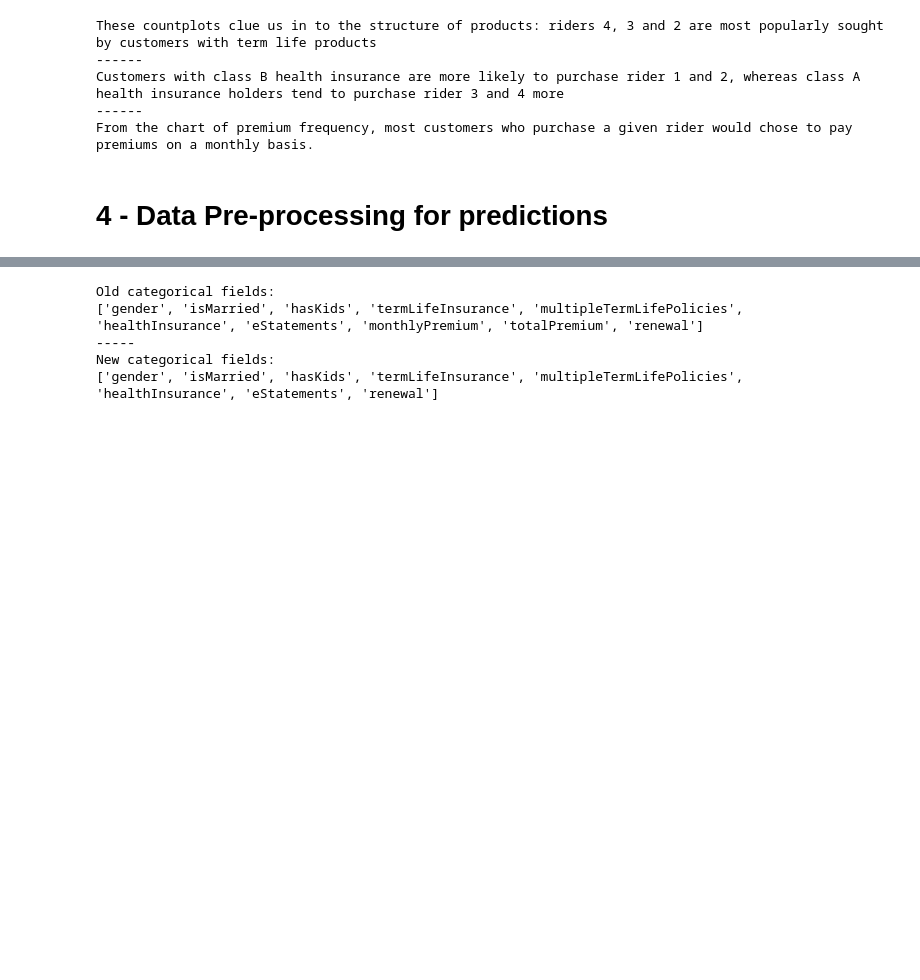
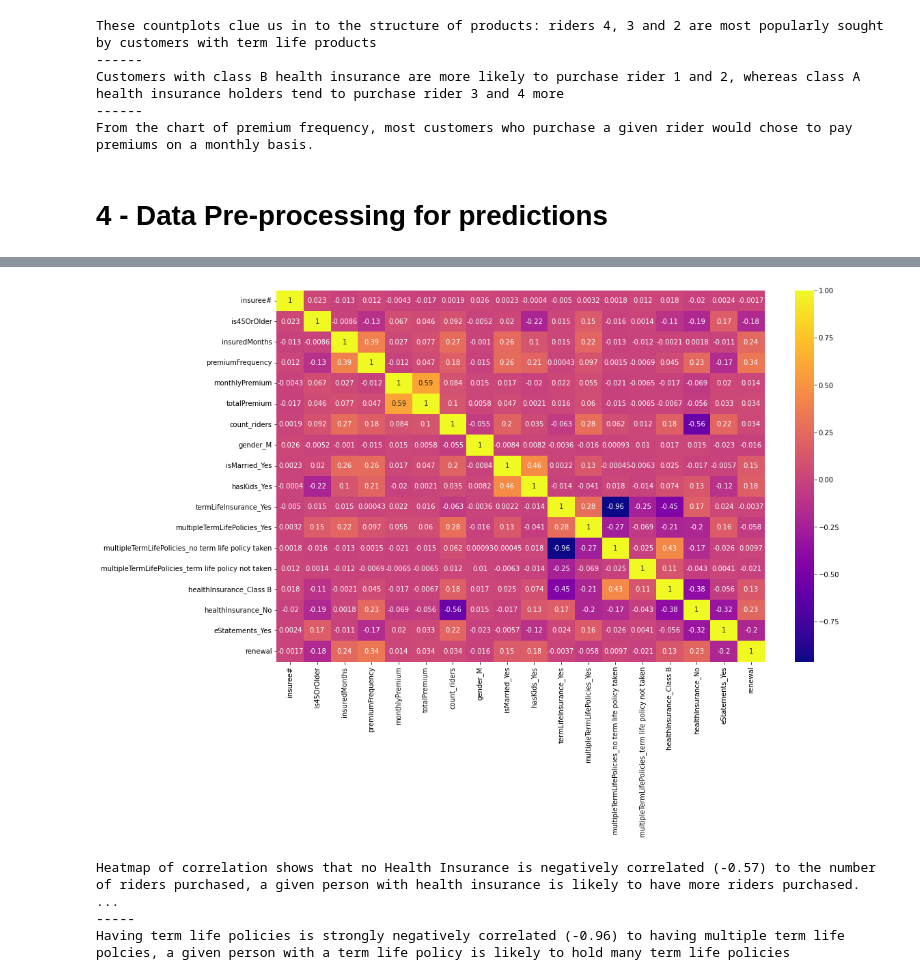
Before and after one commit to Tat-sheng/govtech_vica, a Jupyter notebook: VICA_tatsheng.ipynb, the cells around one changed output, grey strips where cells are left out. Drawn from its saved outputs; the diff is of its cells as text; code cells hidden in the pictures; blank space fills up the shorter version.

```diff
--- a/VICA_tatsheng.ipynb
+++ b/VICA_tatsheng.ipynb
@@ -259,25 +349 @@ print('Majority (73.2%) of customers renew their policies.')
 Majority (73.2%) of customers renew their policies.
-# %%
-## Adjust categorical fields
-def get_cat_fields(df):
-    return df.select_dtypes(exclude = ['int64', 'float64']).columns.tolist()
-
-print('Old categorical fields: ')
-print(get_cat_fields(pred_df))
-print('-----')
-
-# Change premiums to numeric
-pred_df.monthlyPremium = pred_df.monthlyPremium.str.replace(',', '.')
-pred_df.monthlyPremium = pd.to_numeric(pred_df.monthlyPremium , errors='coerce').fillna(0, downcast='infer')
-
-pred_df.totalPremium = pred_df.totalPremium.str.replace(',', '.')
-pred_df.totalPremium = pd.to_numeric(pred_df.totalPremium , errors='coerce').fillna(0, downcast='infer')
-
-print('New categorical fields: ')
-print(get_cat_fields(pred_df))
-# %% [output]
-Old categorical fields:
-['gender', 'isMarried', 'hasKids', 'termLifeInsurance', 'multipleTermLifePolicies', 'healthInsurance', 'eStatements', 'monthlyPremium', 'totalPremium', 'renewal']
------
-New categorical fields:
-['gender', 'isMarried', 'hasKids', 'termLifeInsurance', 'multipleTermLifePolicies', 'healthInsurance', 'eStatements', 'renewal']
@@ -285,0 +350,19 @@ New categorical fields:
+# %%
+# One hot encoding (k-1) for categorical variables
+categorical_fields = get_cat_fields(X_train)
+X_train_dummies= pd.get_dummies(X_train, columns = categorical_fields , drop_first= True) # Create dummies to find correlation between variables.
+train_corr = pd.concat([X_train_dummies, y_train], axis = 1)
+
+# Correlation between variables
+plt.figure(figsize = (16, 10))
+sns.heatmap(train_corr.corr(), annot = True, cmap="plasma")
+plt.show()
+
+print('Heatmap of correlation shows that no Health Insurance is negatively correlated (-0.57) to the number of riders purchased, a given person with health insurance is likely to have more riders purchased. This could be due to the riders being add ons to health policies.')
+print('-----')
+print('Having term life policies is strongly negatively correlated (-0.96) to having multiple term life polcies, a given person with a term life policy is likely to hold many term life policies')
+# %% [output]
+[figure, added]
+Heatmap of correlation shows that no Health Insurance is negatively correlated (-0.57) to the number of riders purchased, a given person with health insurance is likely to have more riders purchased.  ...
+-----
+Having term life policies is strongly negatively correlated (-0.96) to having multiple term life polcies, a given person with a term life policy is likely to hold many term life policies
```
Also changed, not shown: parts of 13 cells of this notebook.
